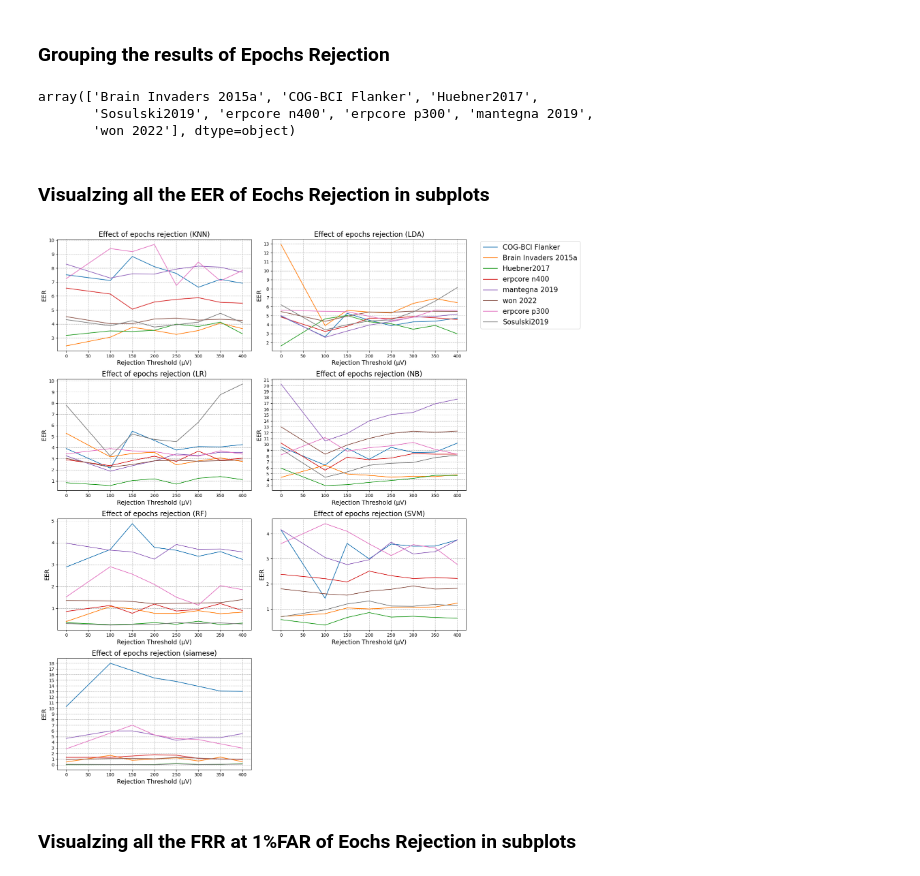
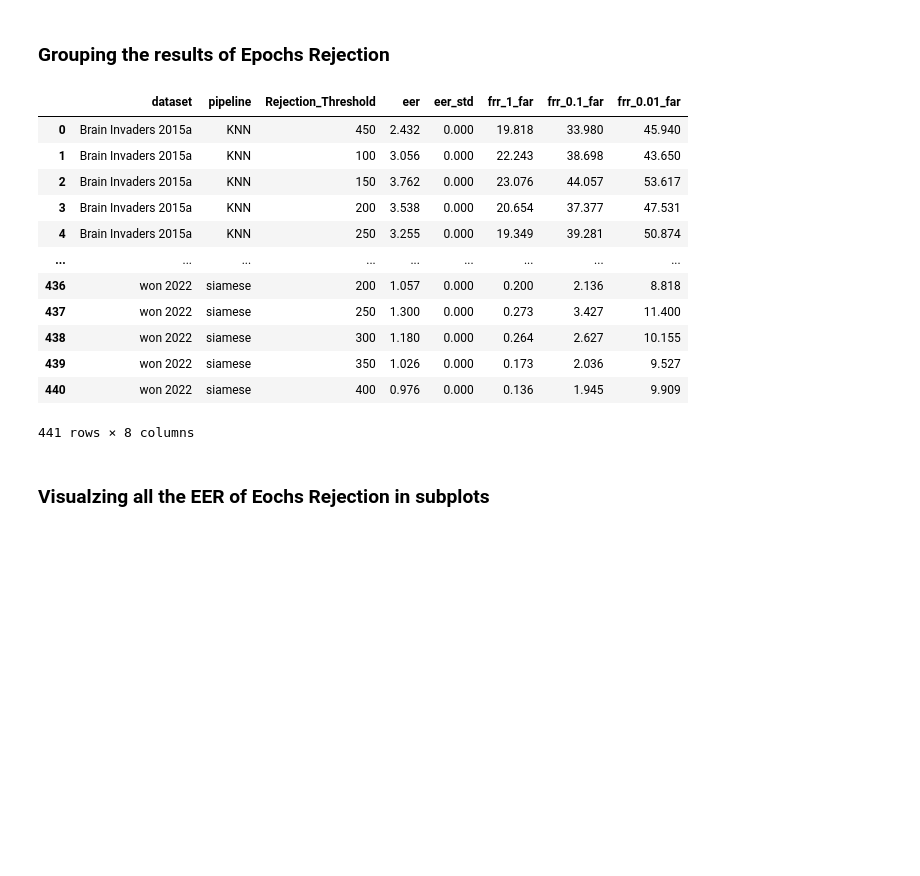
Before and after one commit to Avichaurasia/NeuroIDBench, a Jupyter notebook: Juypter_Notebooks/Experiment_Pre_Processing.ipynb, the cells around one changed output. Drawn from its saved outputs; the diff is of its cells as text; code cells hidden in the pictures; blank space fills up the shorter version.

```diff
--- a/Juypter_Notebooks/Experiment_Pre_Processing.ipynb
+++ b/Juypter_Notebooks/Experiment_Pre_Processing.ipynb
@@ -598,65 +598,23 @@ grouped_epochs_rejection_df=grouped_epochs_rejection_df.groupby(['dataset', 'pip
 
 #grouped_df
 # %%
-grouped_epochs_rejection_df[grouped_epochs_rejection_df['pipeline']=='siamese']['dataset'].unique()
+#grouped_epochs_rejection_df[grouped_epochs_rejection_df['pipeline']=='siamese']['dataset'].unique()
+grouped_epochs_rejection_df['Rejection_Threshold'].replace(0, 450, inplace=True)
-# %% [output]
-array(['Brain Invaders 2015a', 'COG-BCI Flanker', 'Huebner2017',
-       'Sosulski2019', 'erpcore n400', 'erpcore p300', 'mantegna 2019',
-       'won 2022'], dtype=object)
+# %%
+grouped_epochs_rejection_df
+# %% [output]
+|  | dataset | pipeline | Rejection_Threshold | eer | eer_std | frr_1_far | frr_0.1_far | frr_0.01_far |
+| 0 | Brain Invaders 2015a | KNN | 450 | 2.432 | 0.000 | 19.818 | 33.980 | 45.940 |
+| 1 | Brain Invaders 2015a | KNN | 100 | 3.056 | 0.000 | 22.243 | 38.698 | 43.650 |
+| 2 | Brain Invaders 2015a | KNN | 150 | 3.762 | 0.000 | 23.076 | 44.057 | 53.617 |
+| 3 | Brain Invaders 2015a | KNN | 200 | 3.538 | 0.000 | 20.654 | 37.377 | 47.531 |
+| 4 | Brain Invaders 2015a | KNN | 250 | 3.255 | 0.000 | 19.349 | 39.281 | 50.874 |
+| ... | ... | ... | ... | ... | ... | ... | ... | ... |
+| 436 | won 2022 | siamese | 200 | 1.057 | 0.000 | 0.200 | 2.136 | 8.818 |
+| 437 | won 2022 | siamese | 250 | 1.300 | 0.000 | 0.273 | 3.427 | 11.400 |
+| 438 | won 2022 | siamese | 300 | 1.180 | 0.000 | 0.264 | 2.627 | 10.155 |
+| 439 | won 2022 | siamese | 350 | 1.026 | 0.000 | 0.173 | 2.036 | 9.527 |
+| 440 | won 2022 | siamese | 400 | 0.976 | 0.000 | 0.136 | 1.945 | 9.909 |
+441 rows × 8 columns
 # %% [markdown]
 ### Visualzing all the EER of Eochs Rejection in subplots
-# %%
-import matplotlib.pyplot as plt
-
-# Create subplots for each pipeline
-fig, axs = plt.subplots(4, 2, figsize=(14, 18))
-
-#print(fig.)
-
-# Flatten the 2D array of subplots for easy iteration
-axs = axs.flatten()
-
-# Create an empty list to store legend handles and labels
-legend_handles = []
-
-# Iterate over each pipeline
-for i, pipeline in enumerate(grouped_epochs_rejection_df.pipeline.unique()):
-    # Check if there are enough subplots for the pipelines
-    if i < len(axs):
-        db = grouped_epochs_rejection_df[grouped_epochs_rejection_df['pipeline'] == pipeline]
-        db['eer'] = db['eer'].astype('float64')
-
-        # Choose the subplot for the current pipeline
-        ax = axs[i]
-
-        for dataset in set(db['dataset']):
-            dataset_data = db[db['dataset'] == dataset]
-            line, = ax.plot(dataset_data['Rejection_Threshold'], dataset_data['eer'], label=dataset)
-            legend_handles.append(line)
-
-#             # Add error bars to the line plot
-#             ax.errorbar(dataset_data['Rejection_Threshold'], dataset_data['eer'], yerr=dataset_data['eer'], fmt='none', capsize=8)
-
-        # Set labels and title
-
-        # Set labels and title
-        ax.set_xlabel('Rejection Threshold (µV)', fontsize=14)
-        ax.set_ylabel('EER', fontsize=14)
-        ax.set_title("Effect of epochs rejection (" + pipeline + ")", fontsize=16)
-
-        # Set y-axis ticks at intervals of 1
-        ax.yaxis.set_major_locator(plt.MultipleLocator(base=1))
-        ax.grid(True, ls="--", lw=0.8)
-
-# Create a legend outside the subplots
-fig.legend(legend_handles, set(grouped_epochs_rejection_df['dataset']), loc='upper right', bbox_to_anchor=(1.25, 0.98), fontsize=12, prop={'size': 16})
-plt.subplots_adjust(right=0.60)  # Adjust layout to make room for the legend
-
-# Adjust layout
-plt.tight_layout()
-fig.delaxes(axs[7])
-plt.show()
-# %% [output]
-[figure, removed]
-# %% [markdown]
-### Visualzing all the FRR at 1%FAR of Eochs Rejection in subplots
```
Also changed, not shown: parts of 13 cells of this notebook, 9 other files.
